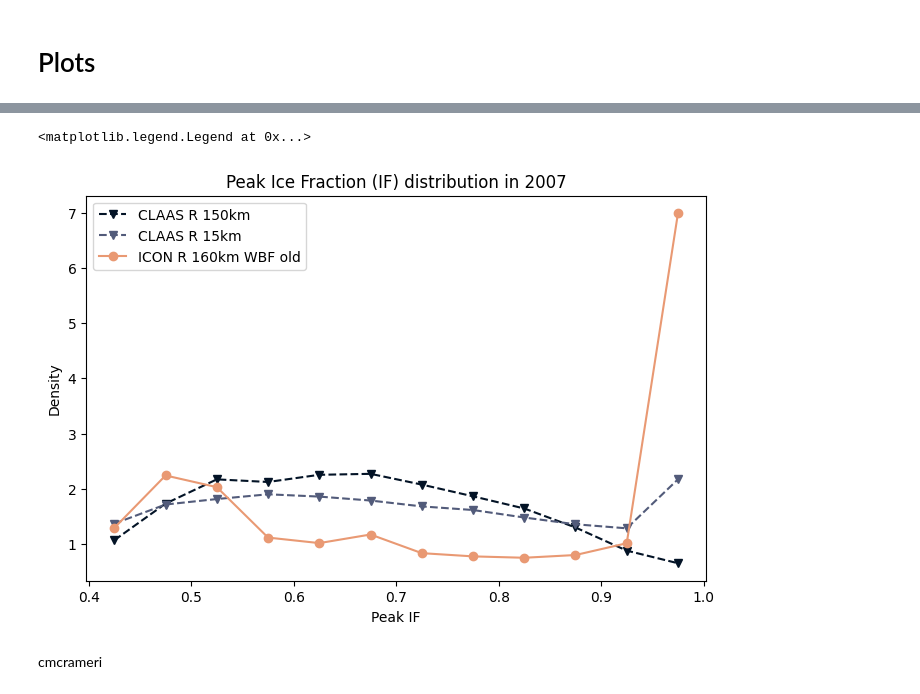
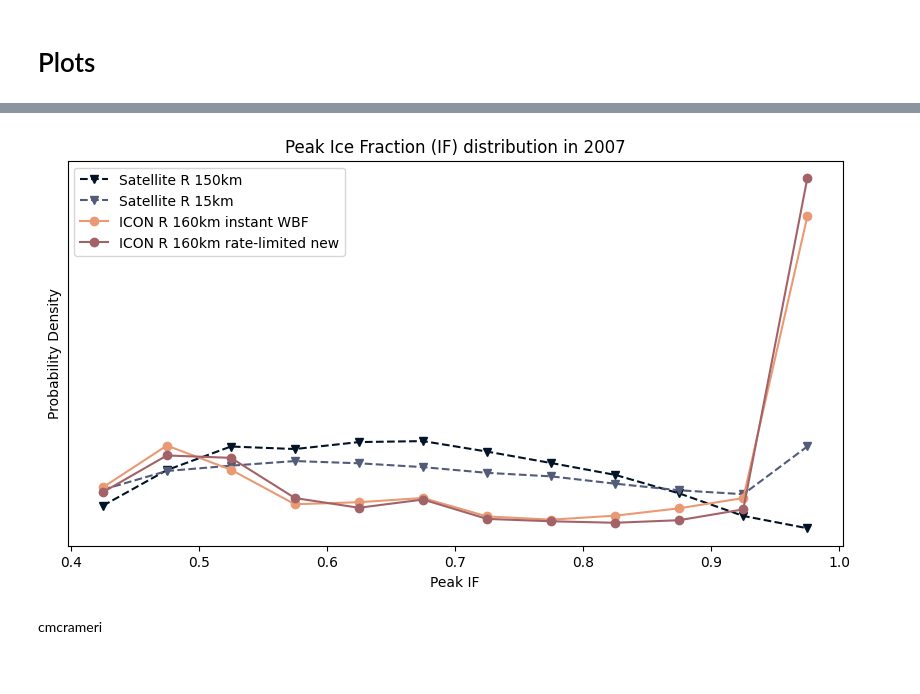
Before and after one commit to DragomirNikolov/MSGI, a Jupyter notebook: plotting/model_vs_satellite_plots.ipynb, the cells around one changed output, grey strips where cells are left out. Cells and saved outputs as stored; diff of their text form; code cells hidden in the pictures.

```diff
--- a/plotting/model_vs_satellite_plots.ipynb
+++ b/plotting/model_vs_satellite_plots.ipynb
@@ -48,6 +48,7 @@ CLAAS data (1 degree)
 # %% [markdown]
 CLAAS data (original - 0.15)
 # %%
-config_claas_low_res = read_config("/wolke_scratch/dnikolo/Glaciation_time_estimator/configs/Low_resolution_tests/Agg_30/config_n2o.yaml")
+# config_claas_low_res = read_config("/wolke_scratch/dnikolo/Glaciation_time_estimator/configs/Low_resolution_tests/Agg_30/config_n2o.yaml")
+config_claas_low_res = read_config("/cluster/work/climate/dnikolo/n2o/Glaciation_time_estimator/configs/Low_resolution_tests/Agg_30/2007_tracking/01_01.yaml")
 loader_claas_low_res = ChunkLoader([2007],config_claas_low_res,filter=True)
 # %% [output]
@@ -55,4 +56,5 @@ Cloud_fps: {2007: '/wolke_scratch/dnikolo/GTE_Results/Low_resolution/Final_resul
 # %%
-config_claas_high_res = read_config("/wolke_scratch/dnikolo/Glaciation_time_estimator/configs/config_n2o.yaml")
+# config_claas_high_res = read_config("/wolke_scratch/dnikolo/Glaciation_time_estimator/configs/config_n2o.yaml")
+config_claas_high_res = read_config("/cluster/work/climate/dnikolo/n2o/Glaciation_time_estimator/configs/config_euler.yaml")
 loader_claas_high_res = ChunkLoader([2007],config_claas_high_res,filter=True)
 # %% [output]
@@ -90,11 +86,11 @@ True
 # %% [markdown]
 Model 160 km
 # %%
-clouds_model = loader_icon.cloud_chunk
-glac_model = loader_icon.glac_chunk
 clouds_high_res = loader_claas_high_res.cloud_chunk
 glac_high_res = loader_claas_high_res.glac_chunk
 clouds_low_res = loader_claas_low_res.cloud_chunk
 glac_low_res = loader_claas_low_res.glac_chunk
-clouds_model_new_wbf = loader_icon_new_wbf.cloud_chunk
-glac_model_new_wbf = loader_icon_new_wbf.glac_chunk
+# clouds_model = loader_icon.cloud_chunk
+# glac_model = loader_icon.glac_chunk
+# clouds_model_new_wbf = loader_icon_new_wbf.cloud_chunk
+# glac_model_new_wbf = loader_icon_new_wbf.glac_chunk
@@ -142,37 +254,66 @@ set_peak_if(glac_model_new_wbf)
 # %%
-fig, ax = plt.subplots(figsize=(8, 5))
+fig, ax = plt.subplots(figsize=(10, 5))
+
+# Transparent background
+fig.patch.set_alpha(0)
+ax.set_facecolor("none")
 
 bins = 12
 
 # CLAAS
-counts1, edges1 = np.histogram(glac_low_res["Peak IF"].dropna(), bins=bins, range =[0.4,1], density=True)
+counts1, edges1 = np.histogram(
+    glac_low_res["Peak IF"].dropna(),
+    bins=bins,
+    range=[0.4, 1],
+    density=True
+)
 centers1 = 0.5 * (edges1[:-1] + edges1[1:])
-ax.plot(centers1, counts1, "--v", label="CLAAS R 150km", color=color_low_res)
+ax.plot(centers1, counts1, "--v", label="Satellite R 150km", color=color_low_res)
 
 # GLAC High Res
-counts3, edges3 = np.histogram(glac_high_res["Peak IF"].dropna(), bins=bins, range =[0.4,1], density=True)
+counts3, edges3 = np.histogram(
+    glac_high_res["Peak IF"].dropna(),
+    bins=bins,
+    range=[0.4, 1],
+    density=True
+)
 centers3 = 0.5 * (edges3[:-1] + edges3[1:])
-ax.plot(centers3, counts3, "--v", label="CLAAS R 15km", color=color_high_res)
+ax.plot(centers3, counts3, "--v", label="Satellite R 15km", color=color_high_res)
 
 # ICON
-counts2, edges2 = np.histogram(glac_model["Peak IF"].dropna(), bins=bins, range =[0.4,1], density=True)
+counts2, edges2 = np.histogram(
+    glac_model["Peak IF"].dropna(),
+    bins=bins,
+    range=[0.4, 1],
+    density=True
+)
 centers2 = 0.5 * (edges2[:-1] + edges2[1:])
-ax.plot(centers2, counts2, "-o", label="ICON R 160km WBF old", color=color_model_old_wbf)
+ax.plot(centers2, counts2, "-o", label="ICON R 160km instant WBF", color=color_model_old_wbf)
 
 # ICON new WBF
-counts4, edges4 = np.histogram(glac_model_new_wbf["Peak IF"].
-dropna(), bins=bins, range =[0.4,1], density=True)
+counts4, edges4 = np.histogram(
+    glac_model_new_wbf["Peak IF"].dropna(),
+    bins=bins,
+    range=[0.4, 1],
+    density=True
+)
 centers4 = 0.5 * (edges4[:-1] + edges4[1:])
-ax.plot(centers4, counts4, "-o", label="ICON R 160km WBF new", color=color_model_new_wbf)
-
+ax.plot(centers4, counts4, "-o", label="ICON R 160km rate-limited new", color=color_model_new_wbf)
 
 ax.set_title("Peak Ice Fraction (IF) distribution in 2007")
 ax.set_xlabel("Peak IF")
-ax.set_ylabel("Density")
+ax.set_ylabel("Probability Density")
+
+# Remove ticks on the vertical axis
+ax.set_yticks([])
+ax.tick_params(axis="y", left=False, right=False, labelleft=False)
+
 ax.legend()
+
+# When saving, keep background transparent too
+plt.savefig("peak_if_distribution.png", transparent=True, bbox_inches="tight", dpi=300)
 # %% [output]
-<matplotlib.legend.Legend at 0x...>
-[figure, old version]
+[figure, new version]
 # %% [markdown]
 cmcrameri
 # %%
```
Also changed, not shown: parts of 22 cells of this notebook, 4 other files.
